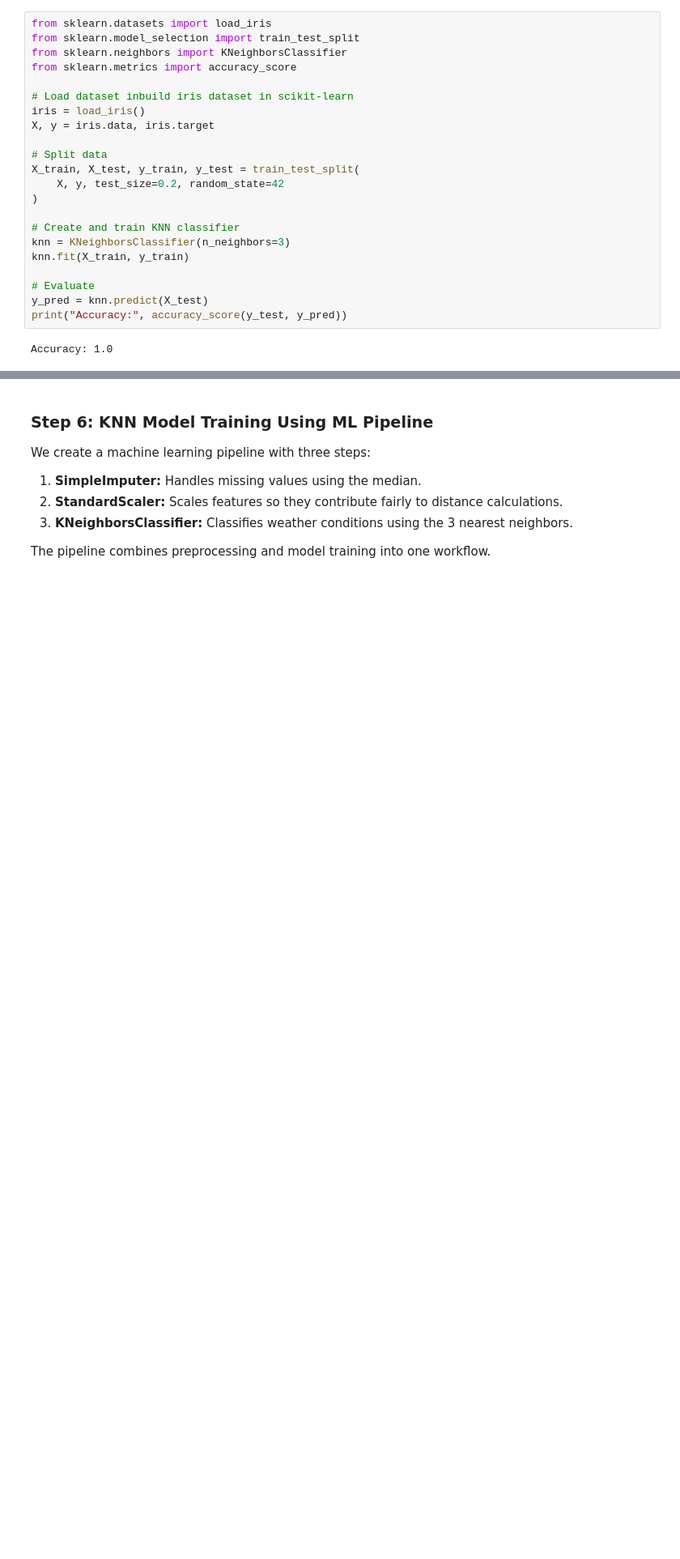
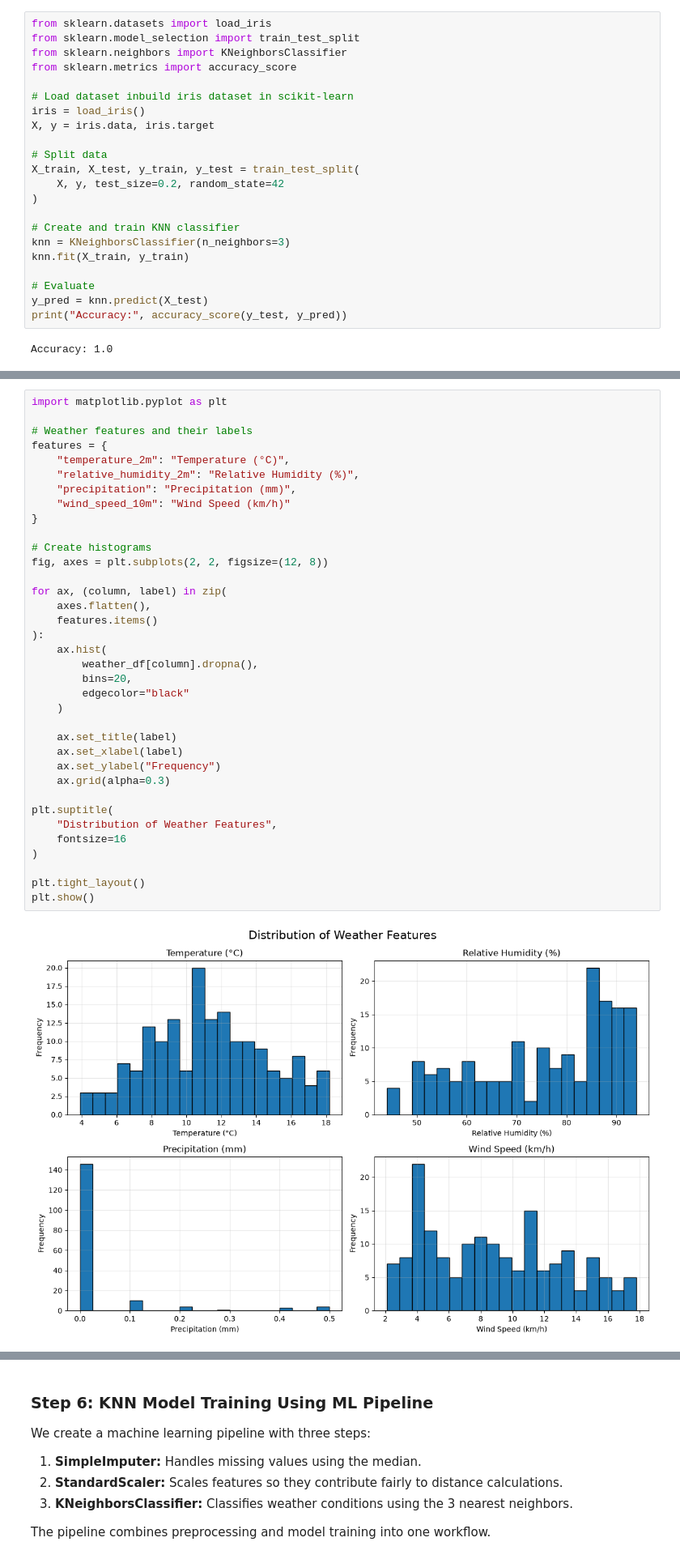
Before and after one commit to AlamirConestoga/KNearestNeighbors_Workshop-main, a Jupyter notebook: src/KNN_Workshop_Solution.ipynb, the cells around one changed output, grey strips where cells are left out. Shown at 81% size. Drawn from its saved outputs; the diff is of its cells as text; blank space fills up the shorter version.

```diff
--- a/src/KNN_Workshop_Solution.ipynb
+++ b/src/KNN_Workshop_Solution.ipynb
@@ -231,0 +327,38 @@ Name: count, dtype: int64
+# %%
+import matplotlib.pyplot as plt
+
+# Weather features and their labels
+features = {
+    "temperature_2m": "Temperature (°C)",
+    "relative_humidity_2m": "Relative Humidity (%)",
+    "precipitation": "Precipitation (mm)",
+    "wind_speed_10m": "Wind Speed (km/h)"
+}
+
+# Create histograms
+fig, axes = plt.subplots(2, 2, figsize=(12, 8))
+
+for ax, (column, label) in zip(
+    axes.flatten(),
+    features.items()
+):
+    ax.hist(
+        weather_df[column].dropna(),
+        bins=20,
+        edgecolor="black"
+    )
+
+    ax.set_title(label)
+    ax.set_xlabel(label)
+    ax.set_ylabel("Frequency")
+    ax.grid(alpha=0.3)
+
+plt.suptitle(
+    "Distribution of Weather Features",
+    fontsize=16
+)
+
+plt.tight_layout()
+plt.show()
+# %% [output]
+[figure, added]
```
Also changed, not shown: parts of 23 cells of this notebook, 2 other files.
